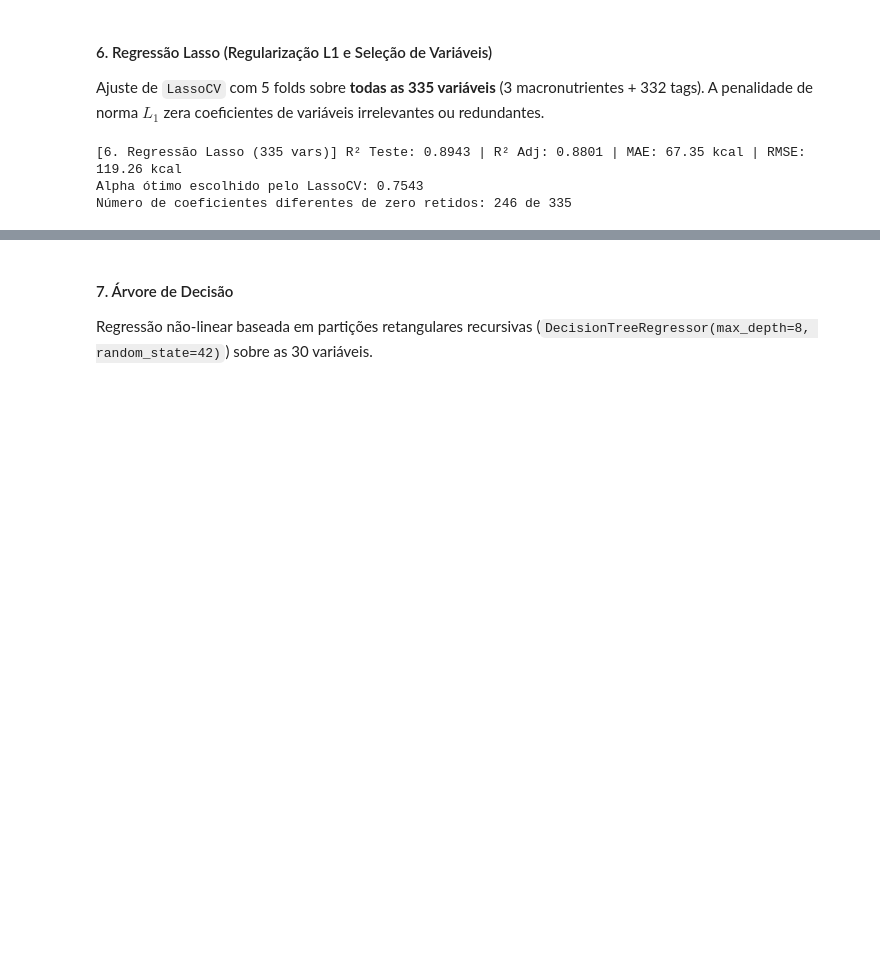
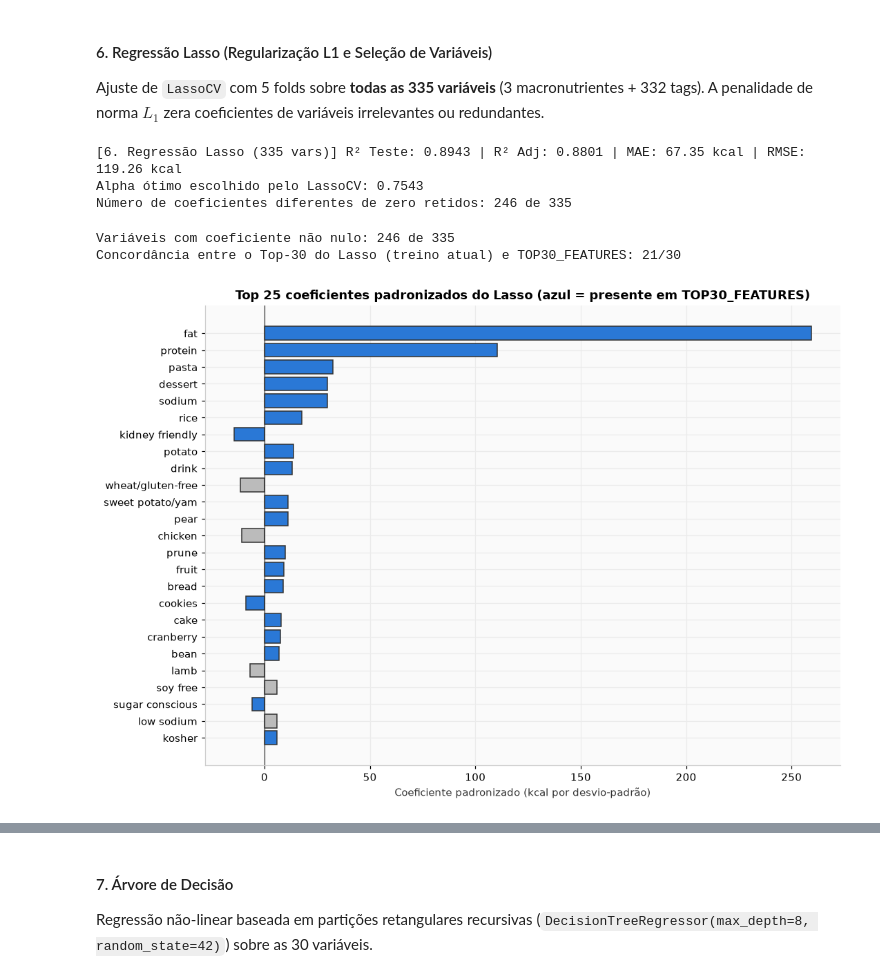
Before and after one commit to LucasBuccini/ml-trabalho-final, a Jupyter notebook: trabalho_final.ipynb, the cells around one changed output, grey strips where cells are left out. Saved outputs shown, nothing was run; the diff lists cells and outputs as text; code cells hidden in the pictures; blank space fills up the shorter version.

```diff
--- a/trabalho_final.ipynb
+++ b/trabalho_final.ipynb
@@ -634,3 +633,29 @@ print(f"Número de coeficientes diferentes de zero retidos: {n_nao_zeros} de {le
 [6. Regressão Lasso (335 vars)] R² Teste: 0.8943 | R² Adj: 0.8801 | MAE: 67.35 kcal | RMSE: 119.26 kcal
 Alpha ótimo escolhido pelo LassoCV: 0.7543
 Número de coeficientes diferentes de zero retidos: 246 de 335
+# %%
+# Seleção explícita de variáveis via Lasso (reprodução do critério que gerou TOP30_FEATURES)
+# O Lasso foi ajustado SOMENTE no treino (pipe_lasso acima). Como as variáveis foram padronizadas,
+# |coeficiente| é comparável entre variáveis e funciona como ranking de relevância.
+coefs_lasso = pd.Series(lasso_fitted.coef_, index=ALL_FEATURES)
+ranking_lasso = coefs_lasso.abs().sort_values(ascending=False)
+top30_lasso_treino = ranking_lasso.head(30).index.tolist()
+
+concordancia = set(top30_lasso_treino) & set(TOP30_FEATURES)
+print(f"Variáveis com coeficiente não nulo: {(coefs_lasso != 0).sum()} de {len(ALL_FEATURES)}")
+print(f"Concordância entre o Top-30 do Lasso (treino atual) e TOP30_FEATURES: {len(concordancia)}/30")
+
+fig, ax = plt.subplots(figsize=(10, 7))
+top_plot = coefs_lasso.loc[ranking_lasso.head(25).index][::-1]
+cores = ["#2a78d6" if c in TOP30_FEATURES else "#bbbbbb" for c in top_plot.index]
+ax.barh(top_plot.index, top_plot.values, color=cores, edgecolor="#333333")
+ax.axvline(0, color="#333333", linewidth=0.8)
+ax.set_title("Top 25 coeficientes padronizados do Lasso (azul = presente em TOP30_FEATURES)")
+ax.set_xlabel("Coeficiente padronizado (kcal por desvio-padrão)")
+plt.tight_layout()
+plt.savefig("figuras/selecao_lasso_regressao.png", dpi=150, bbox_inches="tight")
+plt.show()
+# %% [output]
+Variáveis com coeficiente não nulo: 246 de 335
+Concordância entre o Top-30 do Lasso (treino atual) e TOP30_FEATURES: 21/30
+[figure, added]
```
Also changed, not shown: parts of 90 cells of this notebook, 19 other files.
